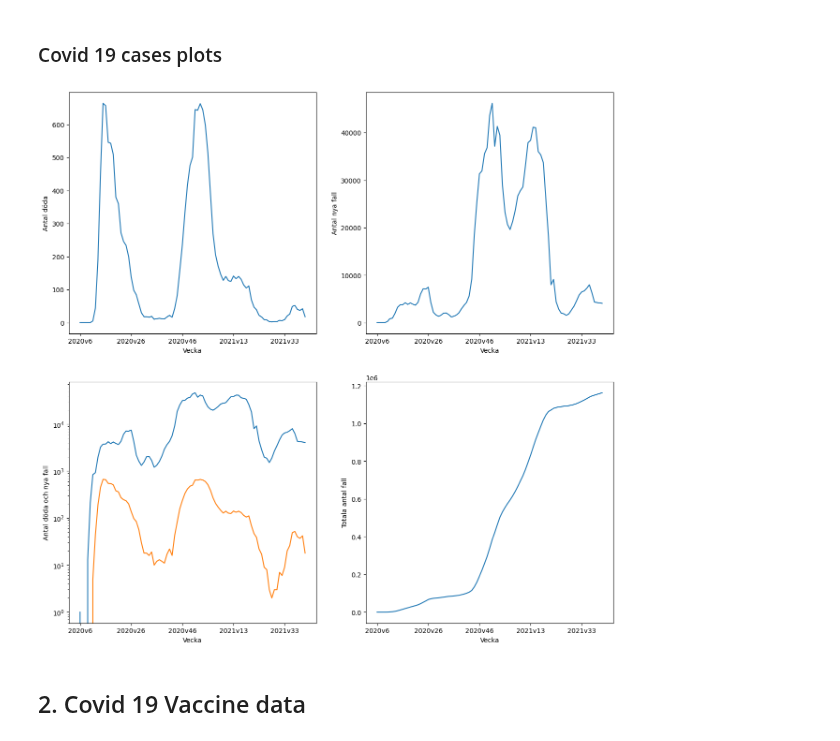
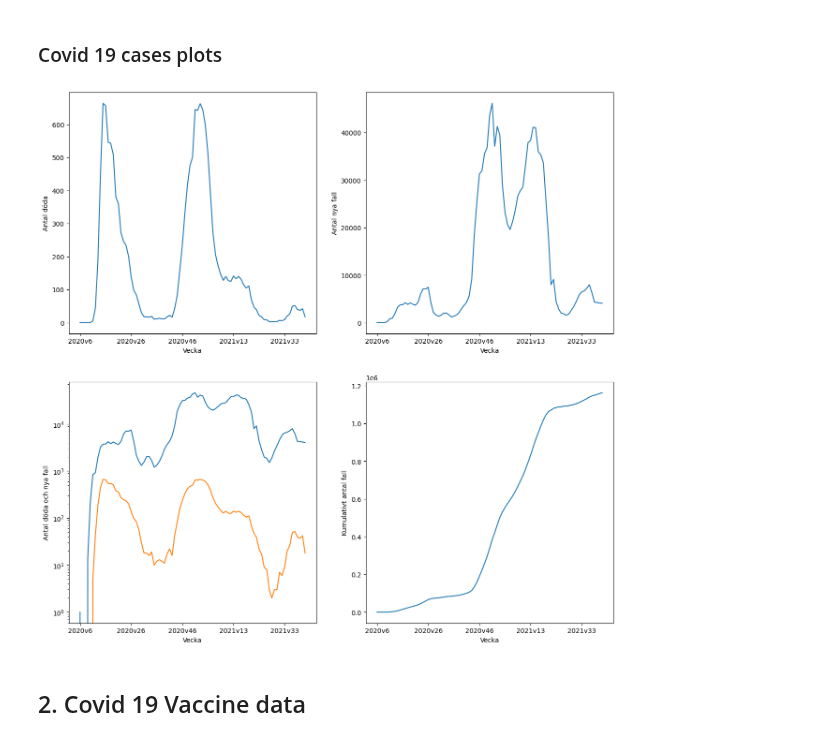
Before and after one commit to FabianAndersson17/Databehandling-Fabian-Andersson, a Jupyter notebook: Labs/Covid-19_Labb1.ipynb, the cells around one changed output. Drawn from its saved outputs; the diff is of its cells as text; code cells hidden in the pictures.

Commit message:
Added comments, docstrings and change som titles and ylables

```diff
--- a/Labs/Covid-19_Labb1.ipynb
+++ b/Labs/Covid-19_Labb1.ipynb
@@ -112,22 +112,23 @@ Name: Vecka, Length: 89, dtype: object
 # %% [markdown]
 ### Covid 19 cases plots
 # %%
-fig, axes = plt.subplots(2, 2, dpi=100, figsize=(15, 15))
-data_names = ["Antal_avlidna_vecka", "Antal_fall_vecka", ["Antal_avlidna_vecka", "Antal_fall_vecka"], "Kum_antal_fall"]
-data_ylables = ["Antal döda", "Antal nya fall", "Antal döda och nya fall", "Totala antal fall"]
+fig, axes = plt.subplots(2, 2, dpi=100, figsize=(15, 15)) ## Skapar 4 rutor för grafer i ett 2x2 mönster
+data_names = ["Antal_avlidna_vecka", "Antal_fall_vecka", ["Antal_avlidna_vecka", "Antal_fall_vecka"], "Kum_antal_fall"] ## Skapar en list med de kolumnerna som ska användas
+data_ylables = ["Antal döda", "Antal nya fall", "Antal döda och nya fall", "Kumulativt antal fall"] ## Skapar en list med de ylabels som ska användas
 datalist_index = 0
 for ax, i in zip(axes.flatten(), data_names):
+   """Går igeonm datan och ritar ut den i fyra olika fönster"""
    if len(data_names[datalist_index]) == 2:
       sns.lineplot(data=covid19_cases, x="Vecka", y="Antal_fall_vecka", ax=ax)
       sns.lineplot(data=covid19_cases, x="Vecka", y="Antal_avlidna_vecka", ax=ax)
       ax.set(yscale="log", xticks=(list(range(0, len(covid19_cases["Vecka"]), 20))), ylabel=data_ylables[datalist_index])
    else:
       sns.lineplot(data=covid19_cases, x="Vecka", y=i, ax=ax)
       ax.set(xticks=(list(range(0, len(covid19_cases["Vecka"]), 20))), ylabel=data_ylables[datalist_index])
    datalist_index += 1
 plt.savefig("visualizations/Covid19DataPlots.png", facecolor="white")
 # %% [output]
-[figure, old version]
+[figure, new version]
 # %%
 ## Plots the number of deaths against the number of deaths in plotyly express
 fig = px.line(covid19_cases, x="Vecka", y="Antal_avlidna_vecka", title="Antal avlidna per vecka",
```
Also changed, not shown: parts of 9 cells of this notebook.
